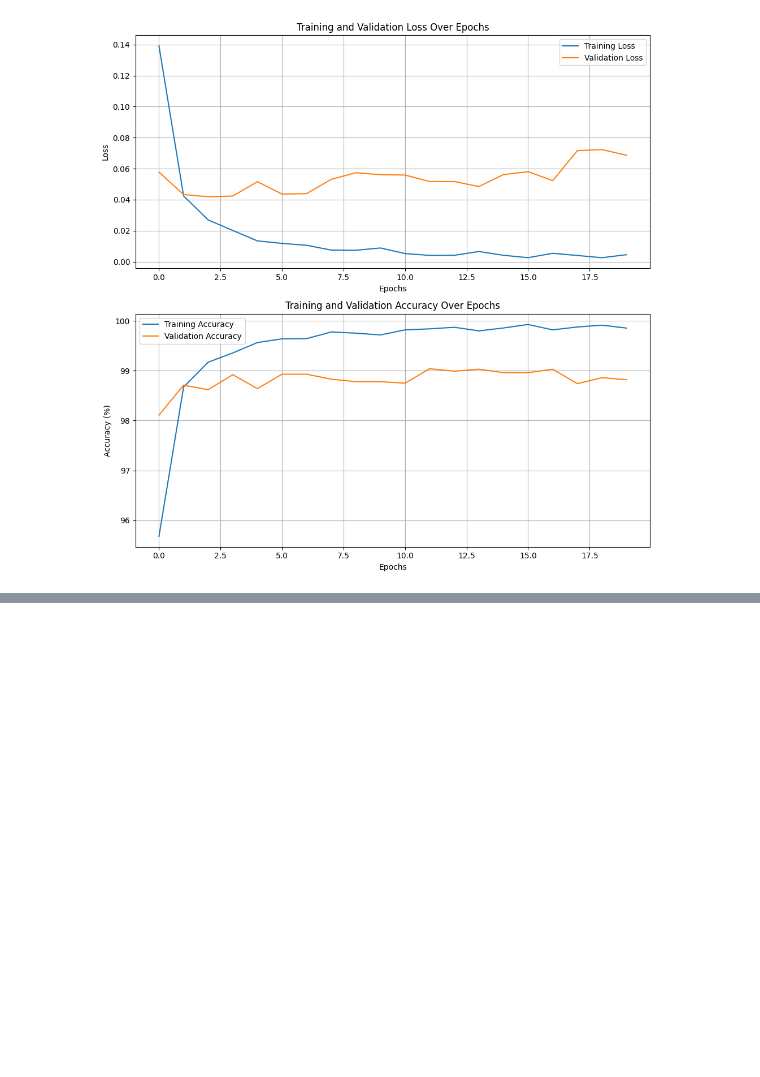
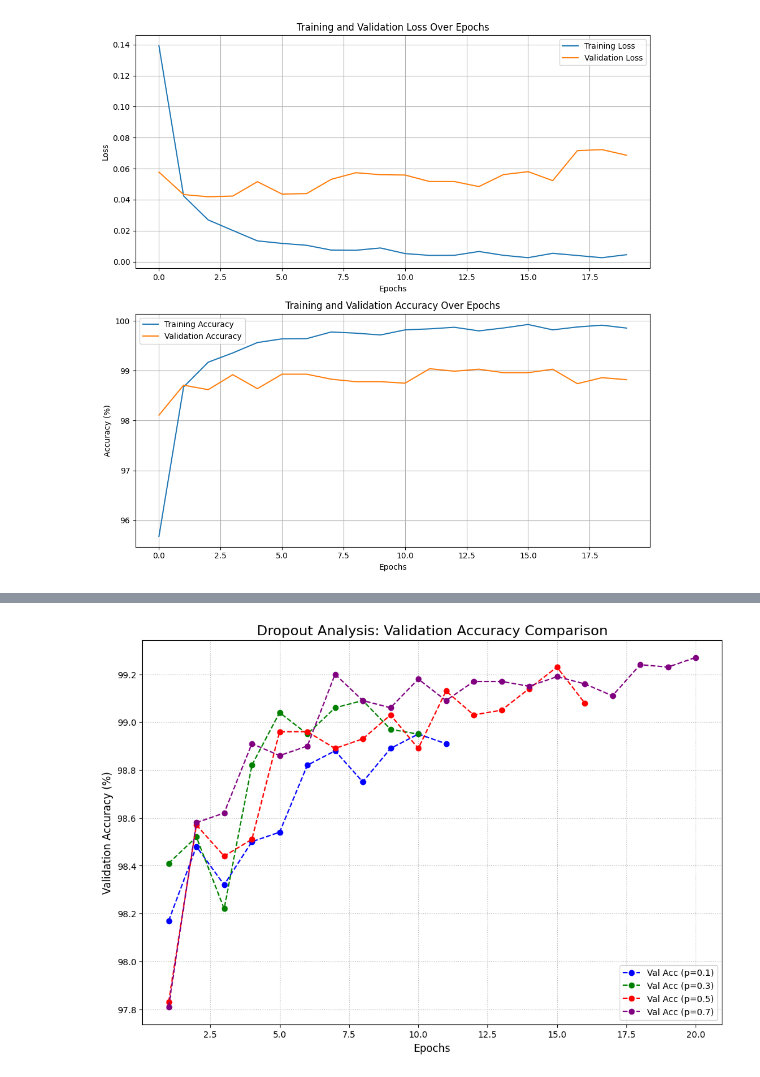
Before and after one commit to RoberRamzy/Linear-Models-Deep-Networks, a Jupyter notebook: classifier.ipynb, the cells around one changed output, grey strips where cells are left out. Cells and saved outputs as stored; diff of their text form; code cells hidden in the pictures; blank space fills up the shorter version.

```diff
--- a/classifier.ipynb
+++ b/classifier.ipynb
@@ -1378,0 +1792,31 @@ plt.show()
+# %%
+import matplotlib.pyplot as plt
+
+# --- Plot 1: Validation Accuracy for Dropout Analysis ---
+
+plt.figure(figsize=(12, 8))
+
+# Define the rates and colors for plotting
+DROPOUT_RATES = [0.1, 0.3, 0.5, 0.7]
+colors = ['blue', 'green', 'red', 'purple']
+
+for i, rate in enumerate(DROPOUT_RATES):
+    # Get the history for this rate
+    if rate in all_results_dropout:
+        val_acc_history = all_results_dropout[rate]['val_acc']
+
+        # Create an X-axis (epochs) for this specific run
+        epochs = range(1, len(val_acc_history) + 1)
+
+        # Plot the validation accuracy
+        plt.plot(epochs, val_acc_history, color=colors[i], marker='o', linestyle='--',
+                 label=f'Val Acc (p={rate})')
+
+plt.title('Dropout Analysis: Validation Accuracy Comparison', fontsize=16)
+plt.xlabel('Epochs', fontsize=12)
+plt.ylabel('Validation Accuracy (%)', fontsize=12)
+plt.legend(loc='lower right', fontsize=10)
+plt.grid(True, linestyle=':')
+plt.show()
+# %% [output]
+[figure, added]
```
Also changed, not shown: parts of 12 cells of this notebook.
